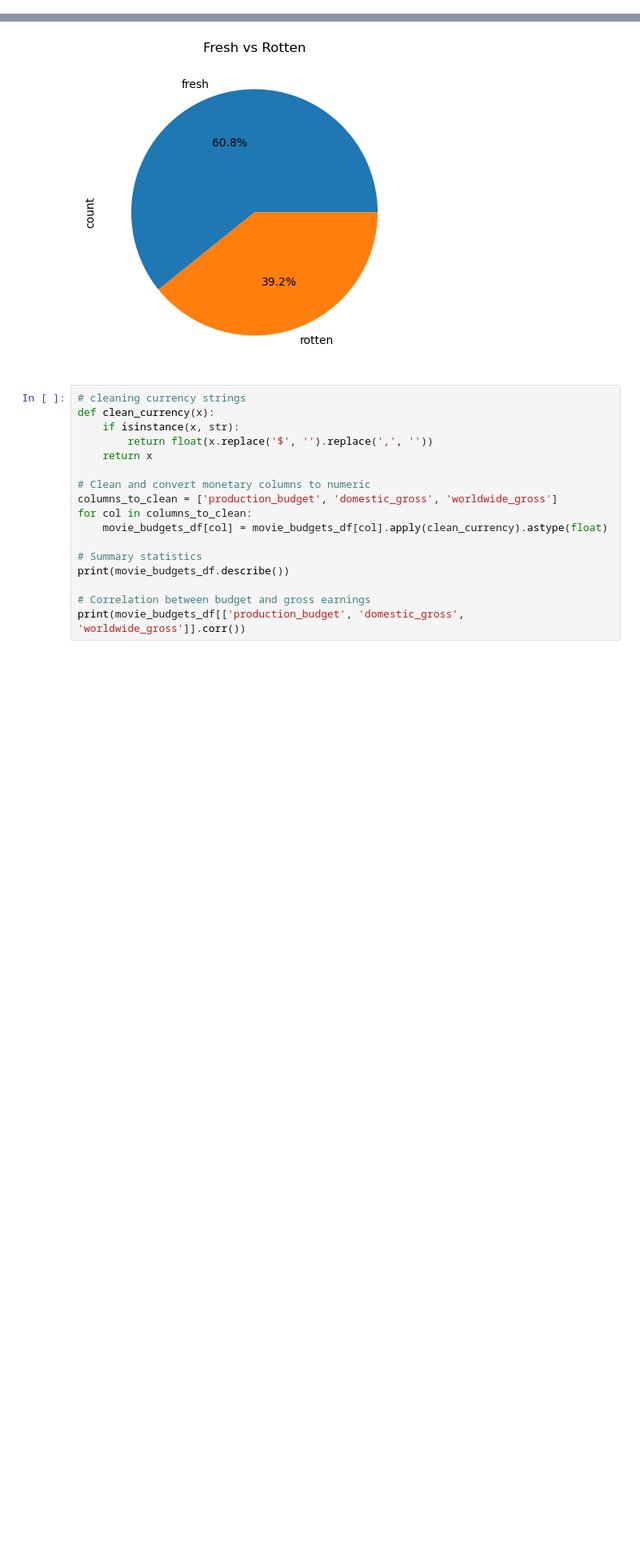
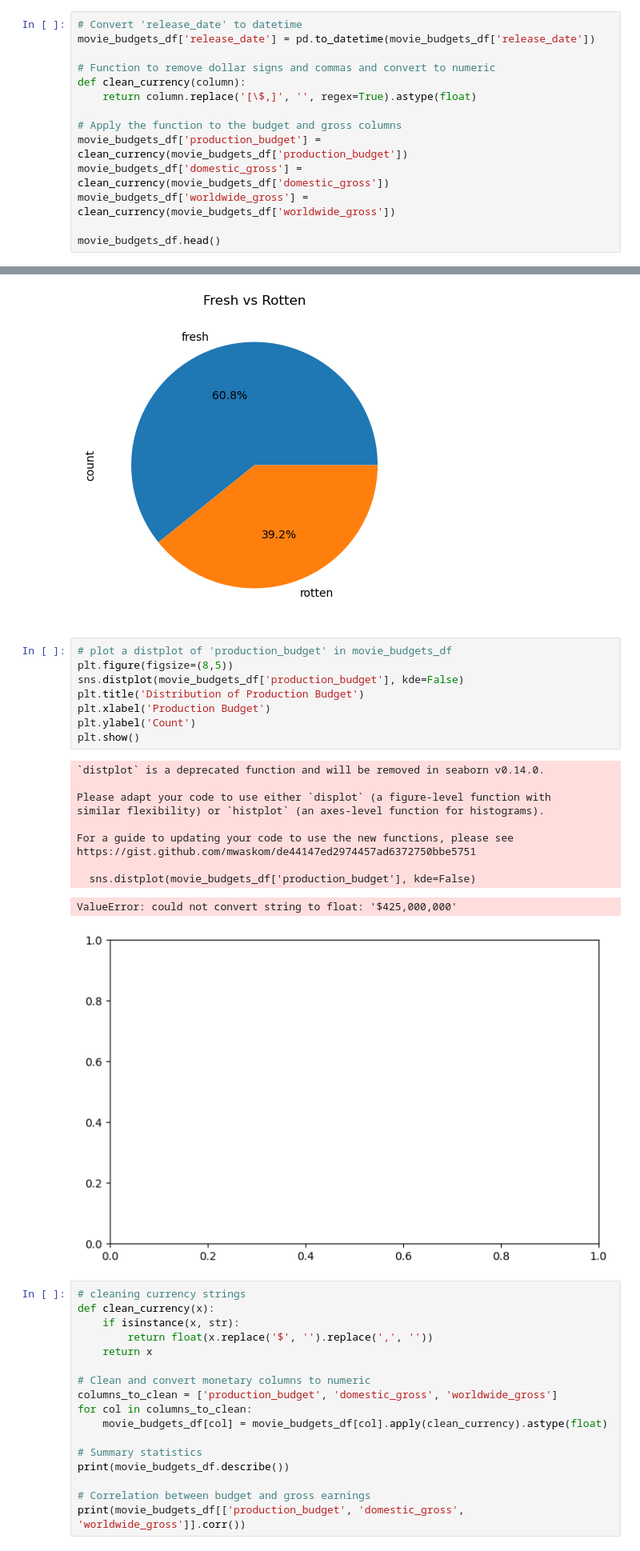
Before and after one commit to kev065/movie-studio-project, a Jupyter notebook: index.ipynb, the cells around one changed output, grey strips where cells are left out. Shown: that part at 80% size. Saved outputs shown, nothing was run; the diff lists cells and outputs as text; blank space fills up the shorter version.

Commit message:
Convert 'release_date' to datetime
-Remove dollar signs and convert to numeric

```diff
--- a/index.ipynb
+++ b/index.ipynb
@@ -435,3 +435,17 @@ I checked for null values in `movie_budget_df`. There are none.
 movie_budgets_df.duplicated().sum()
 # %% [output]
 0
+# %%
+# Convert 'release_date' to datetime
+movie_budgets_df['release_date'] = pd.to_datetime(movie_budgets_df['release_date'])
+
+# Function to remove dollar signs and commas and convert to numeric
+def clean_currency(column):
+    return column.replace('[\$,]', '', regex=True).astype(float)
+
+# Apply the function to the budget and gross columns
+movie_budgets_df['production_budget'] = clean_currency(movie_budgets_df['production_budget'])
+movie_budgets_df['domestic_gross'] = clean_currency(movie_budgets_df['domestic_gross'])
+movie_budgets_df['worldwide_gross'] = clean_currency(movie_budgets_df['worldwide_gross'])
+
+movie_budgets_df.head()
@@ -492,6 +513,26 @@ plt.title('Fresh vs Rotten')
 plt.show()
 # %% [output]
 [figure]
+# %%
+# plot a distplot of 'production_budget' in movie_budgets_df
+plt.figure(figsize=(8,5))
+sns.distplot(movie_budgets_df['production_budget'], kde=False)
+plt.title('Distribution of Production Budget')
+plt.xlabel('Production Budget')
+plt.ylabel('Count')
+plt.show()
+# %% [output]
+`distplot` is a deprecated function and will be removed in seaborn v0.14.0.
+
+Please adapt your code to use either `displot` (a figure-level function with
+similar flexibility) or `histplot` (an axes-level function for histograms).
+
+For a guide to updating your code to use the new functions, please see
+https://gist.github.com/mwaskom/de44147ed2974457ad6372750bbe5751
+
+  sns.distplot(movie_budgets_df['production_budget'], kde=False)
+ValueError: could not convert string to float: '$425,000,000'
+[figure, added]
 # %%
 # cleaning currency strings
 def clean_currency(x):
```
Also changed, not shown: parts of 1 cell of this notebook.
